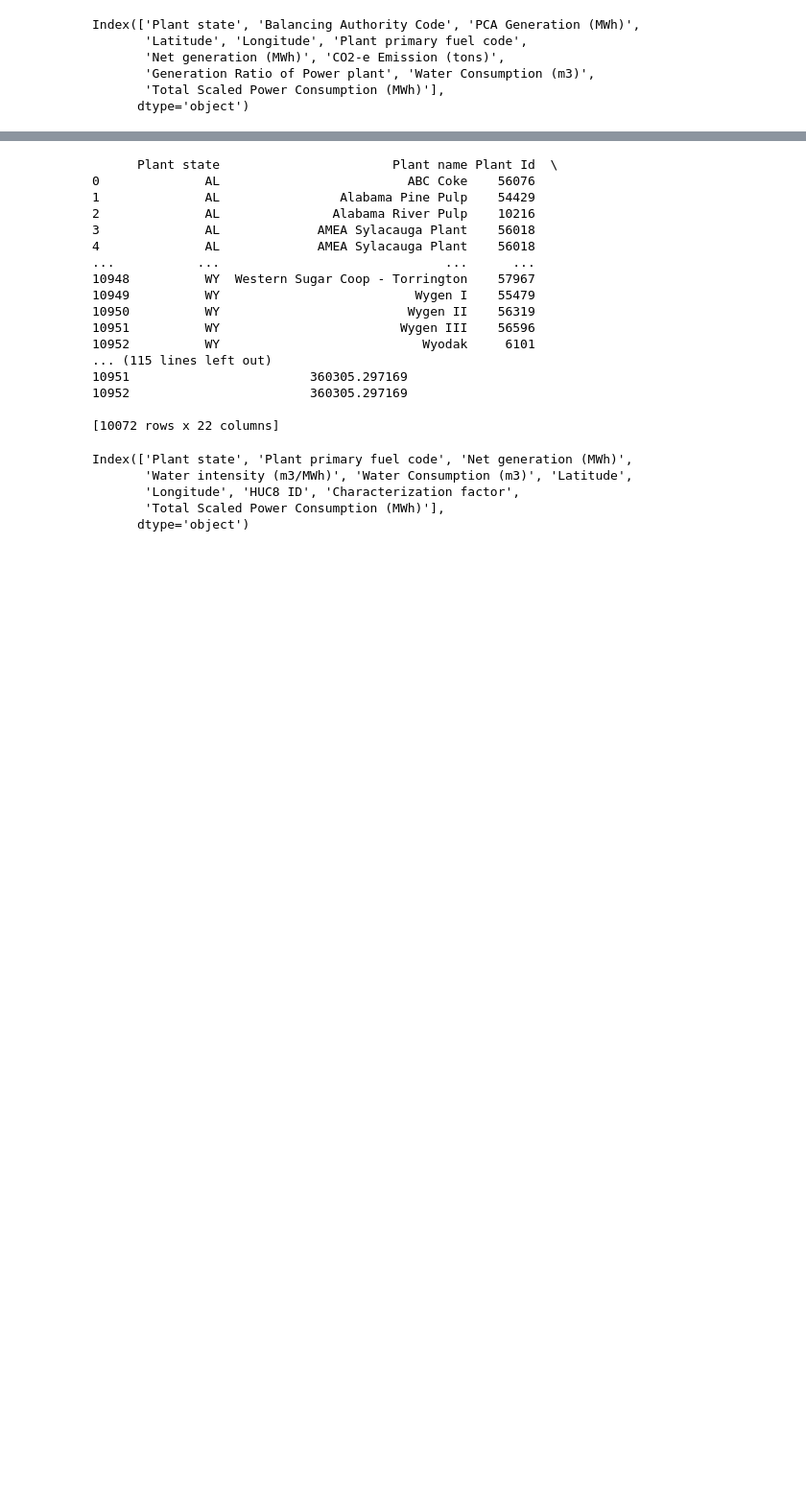
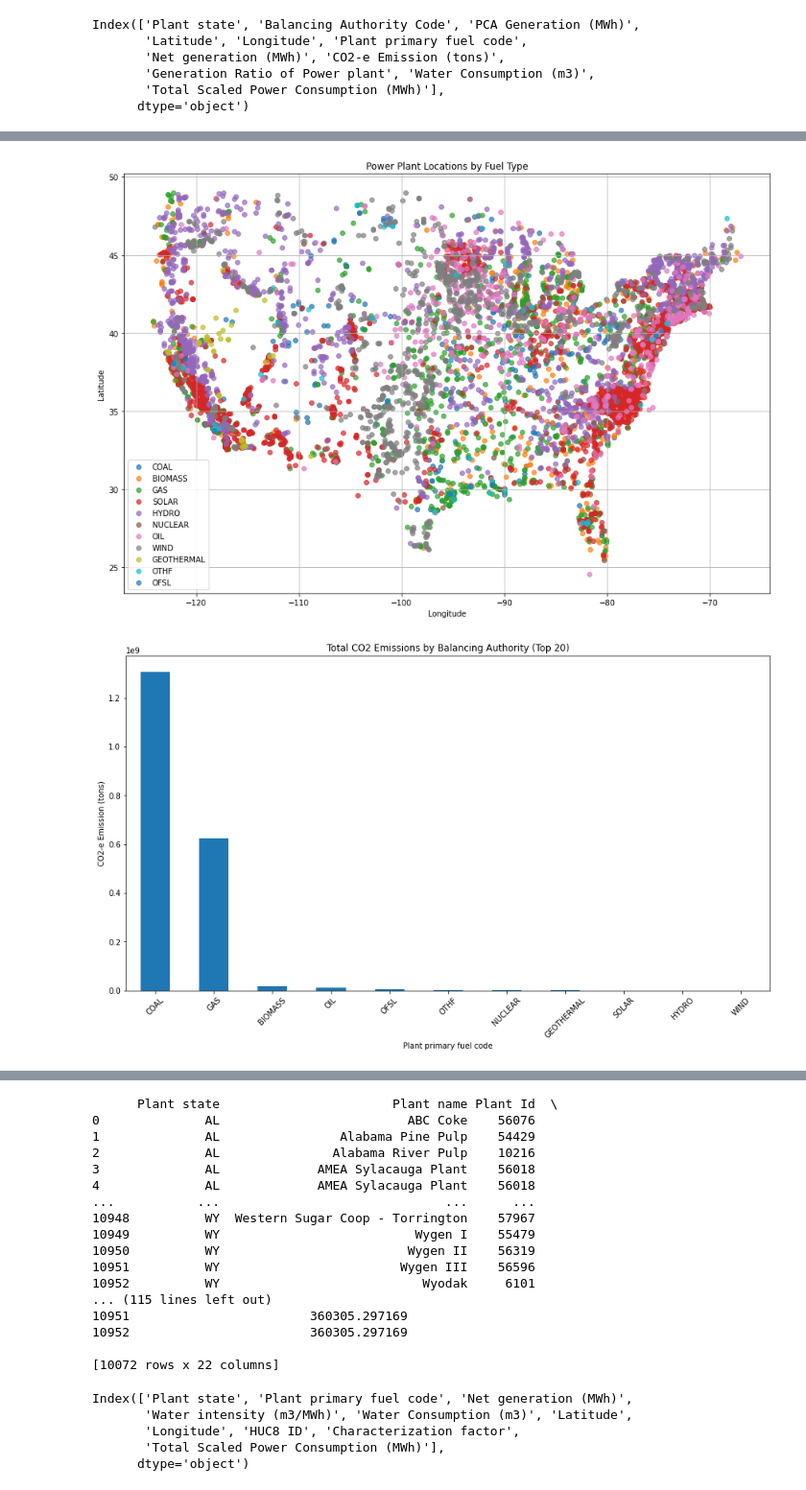
Before and after one commit to ChhaviDixit/ML-Climate, a Jupyter notebook: src/src/Data Center Sustainability Score.ipynb, the cells around one changed output, grey strips where cells are left out. Shown at 96% size. Cells and saved outputs as stored; diff of their text form; code cells hidden in the pictures; blank space fills up the shorter version.

```diff
--- a/src/src/Data Center Sustainability Score.ipynb
+++ b/src/src/Data Center Sustainability Score.ipynb
@@ -154,0 +222,25 @@ Index(['Plant state', 'Balancing Authority Code', 'PCA Generation (MWh)',
+# %%
+# Plot plant locations colored by fuel type
+plt.figure(figsize=(15, 10))
+for fuel_type in dfCarbon['Plant primary fuel code'].unique():
+    subset = dfCarbon[dfCarbon['Plant primary fuel code'] == fuel_type]
+    plt.scatter(subset['Longitude'], subset['Latitude'],
+                label=fuel_type, alpha=0.7)
+plt.legend()
+plt.title('Power Plant Locations by Fuel Type')
+plt.xlabel('Longitude')
+plt.ylabel('Latitude')
+plt.grid(True)
+plt.show()
+
+# Emissions by region (using Balancing Authority)
+emissions_by_ba = dfCarbon.groupby('Plant primary fuel code')['CO2-e Emission (tons)'].sum().sort_values(ascending=False)
+plt.figure(figsize=(15, 8))
+emissions_by_ba.head(20).plot(kind='bar')
+plt.title('Total CO2 Emissions by Balancing Authority (Top 20)')
+plt.ylabel('CO2-e Emission (tons)')
+plt.xticks(rotation=45)
+plt.show()
+# %% [output]
+[figure, added]
+[figure, added]
```
Also changed, not shown: parts of 13 cells of this notebook.
